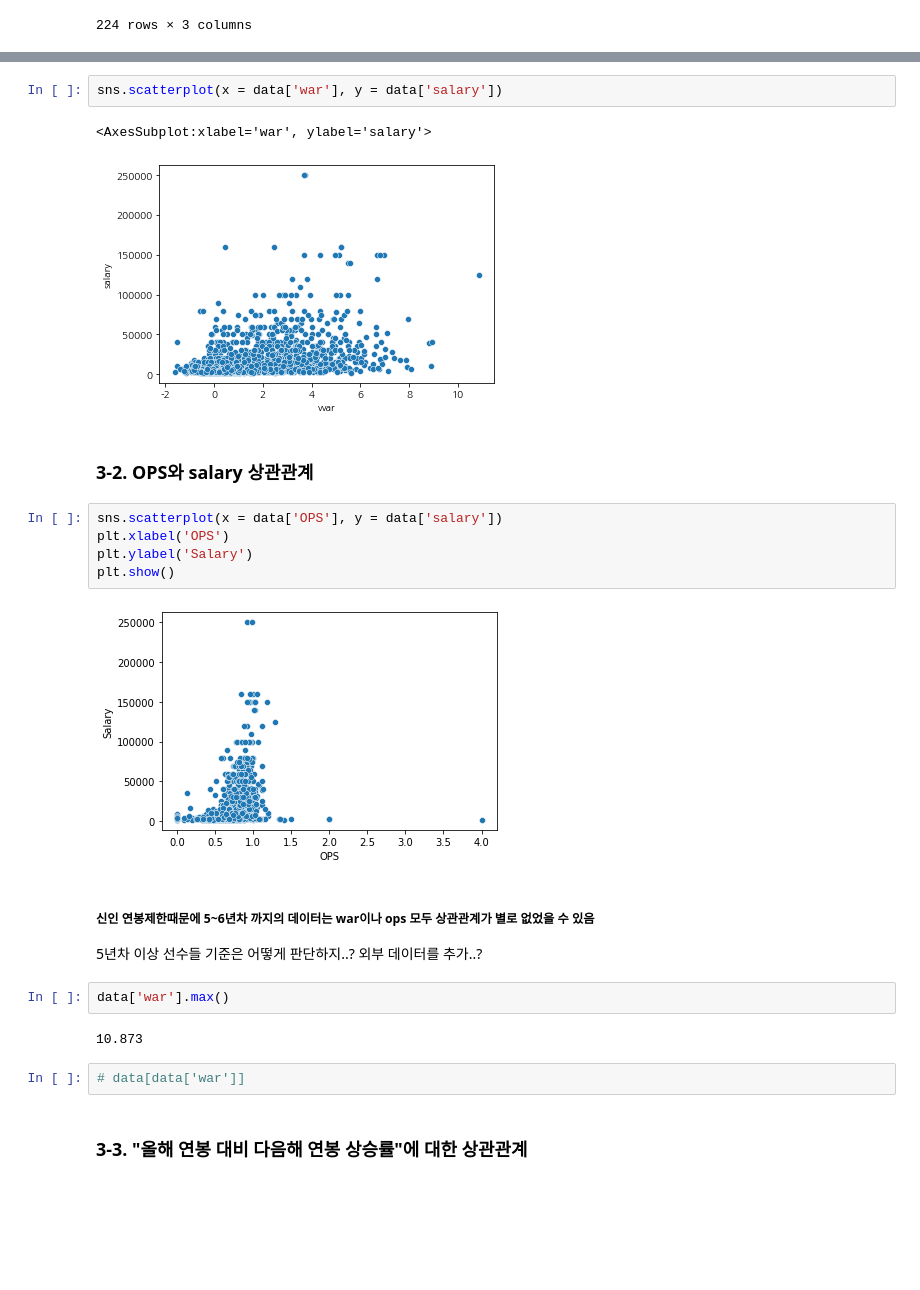
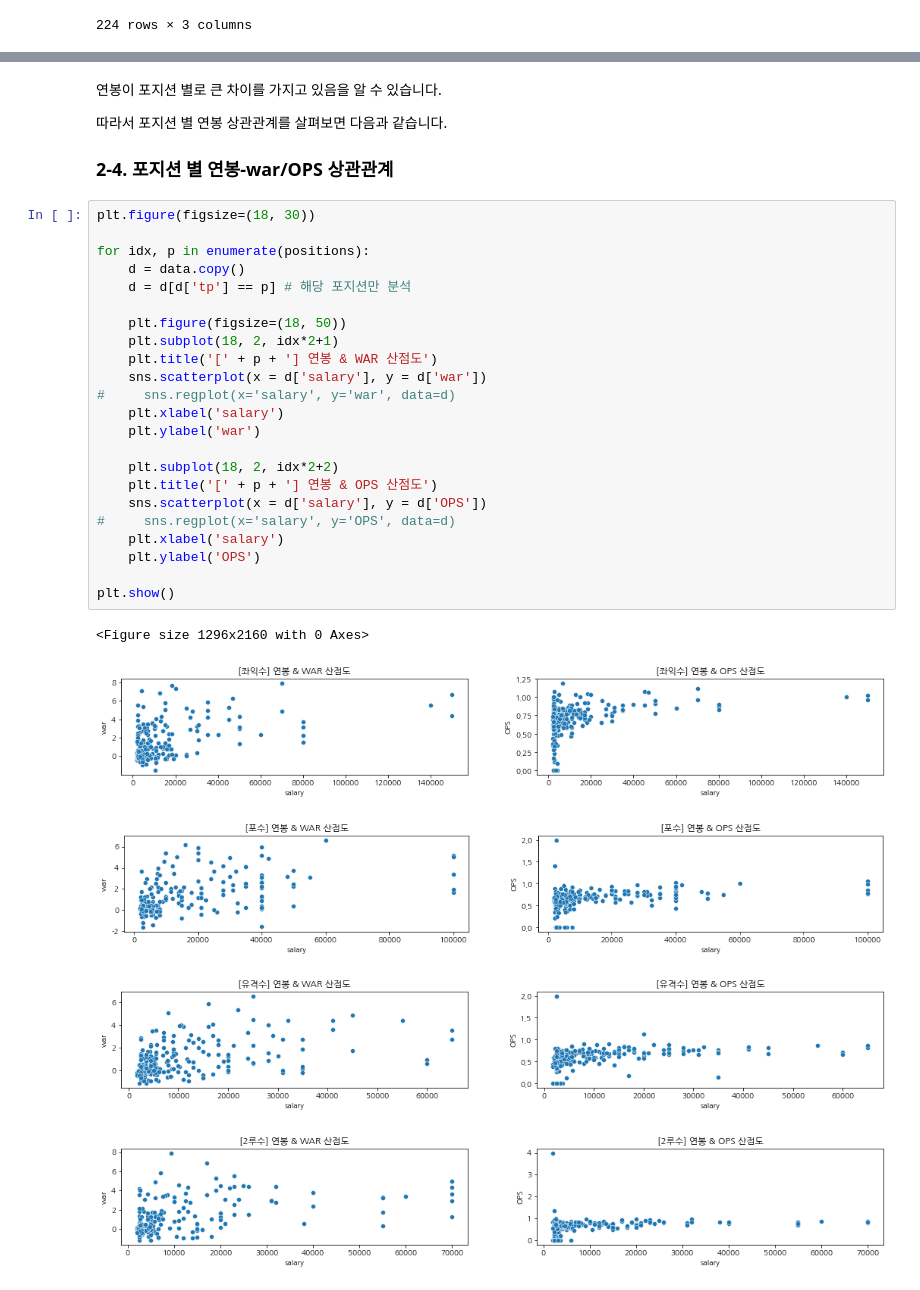
Before and after one commit to shwldus3/aiffel-exploration, a Jupyter notebook: [DATACON]KBO_Baseball_Visualization.ipynb, the cells around one changed output, grey strips where cells are left out. Cells and saved outputs as stored; diff of their text form; blank space fills up the shorter version.

```diff
--- a/[DATACON]KBO_Baseball_Visualization.ipynb
+++ b/[DATACON]KBO_Baseball_Visualization.ipynb
@@ -166,26 +168,35 @@ plt.show()
-# %%
-sns.scatterplot(x = data['war'], y = data['salary'])
-# %% [output]
-<AxesSubplot:xlabel='war', ylabel='salary'>
-[figure, removed]
-# %% [markdown]
-### 3-2. OPS와 salary 상관관계
-# %%
-sns.scatterplot(x = data['OPS'], y = data['salary'])
-plt.xlabel('OPS')
-plt.ylabel('Salary')
-plt.show()
-# %% [output]
-[figure, removed]
-# %% [markdown]
-##### 신인 연봉제한때문에 5~6년차 까지의 데이터는 war이나 ops 모두 상관관계가 별로 없었을 수 있음
-
-5년차 이상 선수들 기준은 어떻게 판단하지..? 외부 데이터를 추가..?
-# %%
-data['war'].max()
-# %% [output]
-10.873
-# %%
-# data[data['war']]
-# %% [markdown]
-### 3-3. "올해 연봉 대비 다음해 연봉 상승률"에 대한 상관관계
+# %% [markdown]
+연봉이 포지션 별로 큰 차이를 가지고 있음을 알 수 있습니다.
+
+따라서 포지션 별 연봉 상관관계를 살펴보면 다음과 같습니다.
+
+### 2-4. 포지션 별 연봉-war/OPS 상관관계
+# %%
+plt.figure(figsize=(18, 30))
+
+for idx, p in enumerate(positions):
+    d = data.copy()
+    d = d[d['tp'] == p] # 해당 포지션만 분석
+
+    plt.figure(figsize=(18, 50))
+    plt.subplot(18, 2, idx*2+1)
+    plt.title('[' + p + '] 연봉 & WAR 산점도')
+    sns.scatterplot(x = d['salary'], y = d['war'])
+#     sns.regplot(x='salary', y='war', data=d)
+    plt.xlabel('salary')
+    plt.ylabel('war')
+
+    plt.subplot(18, 2, idx*2+2)
+    plt.title('[' + p + '] 연봉 & OPS 산점도')
+    sns.scatterplot(x = d['salary'], y = d['OPS'])
+#     sns.regplot(x='salary', y='OPS', data=d)
+    plt.xlabel('salary')
+    plt.ylabel('OPS')
+
+plt.show()
+# %% [output]
+<Figure size 1296x2160 with 0 Axes>
+[figure, added]
+[figure, added]
+[figure, added]
+[figure, added]
```
Also changed, not shown: parts of 76 cells of this notebook.
